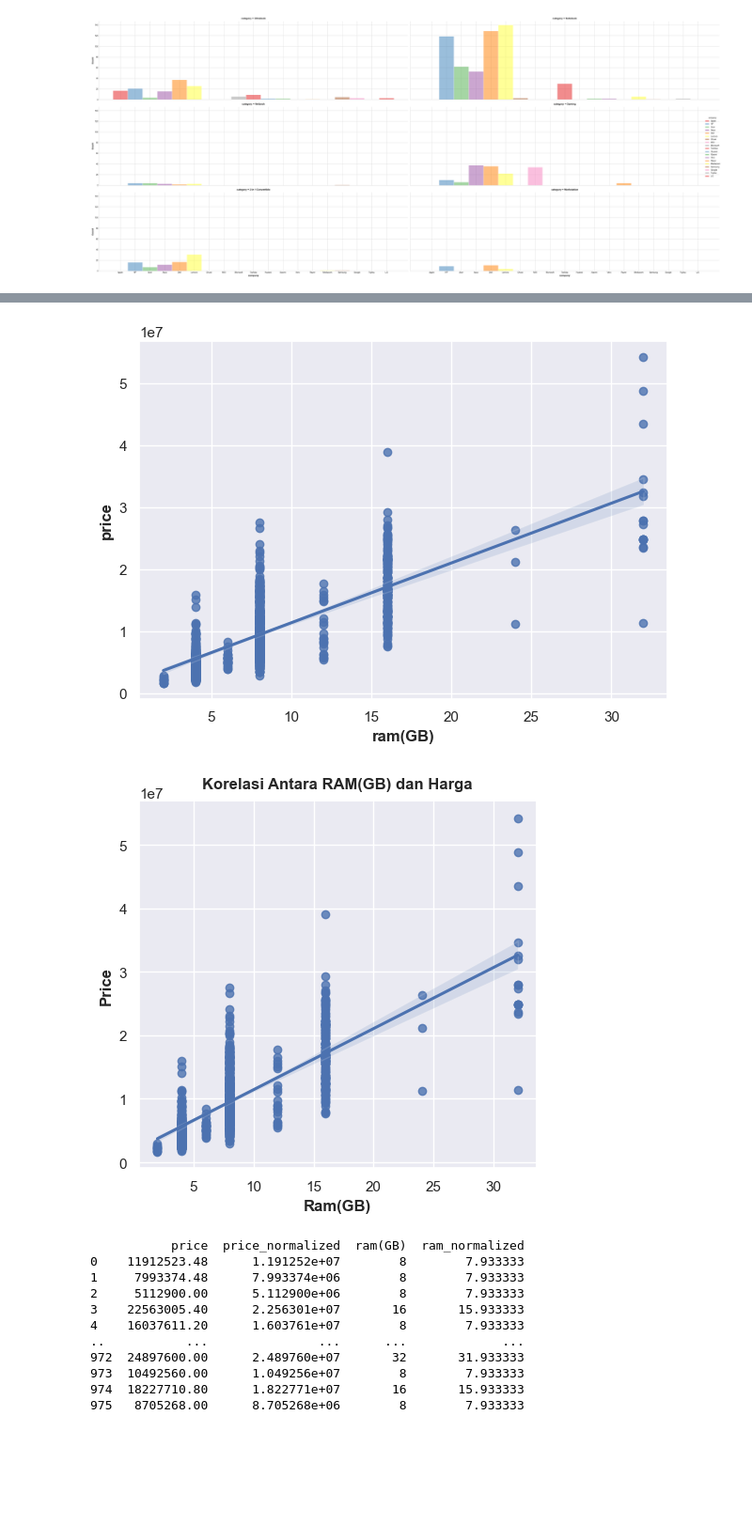
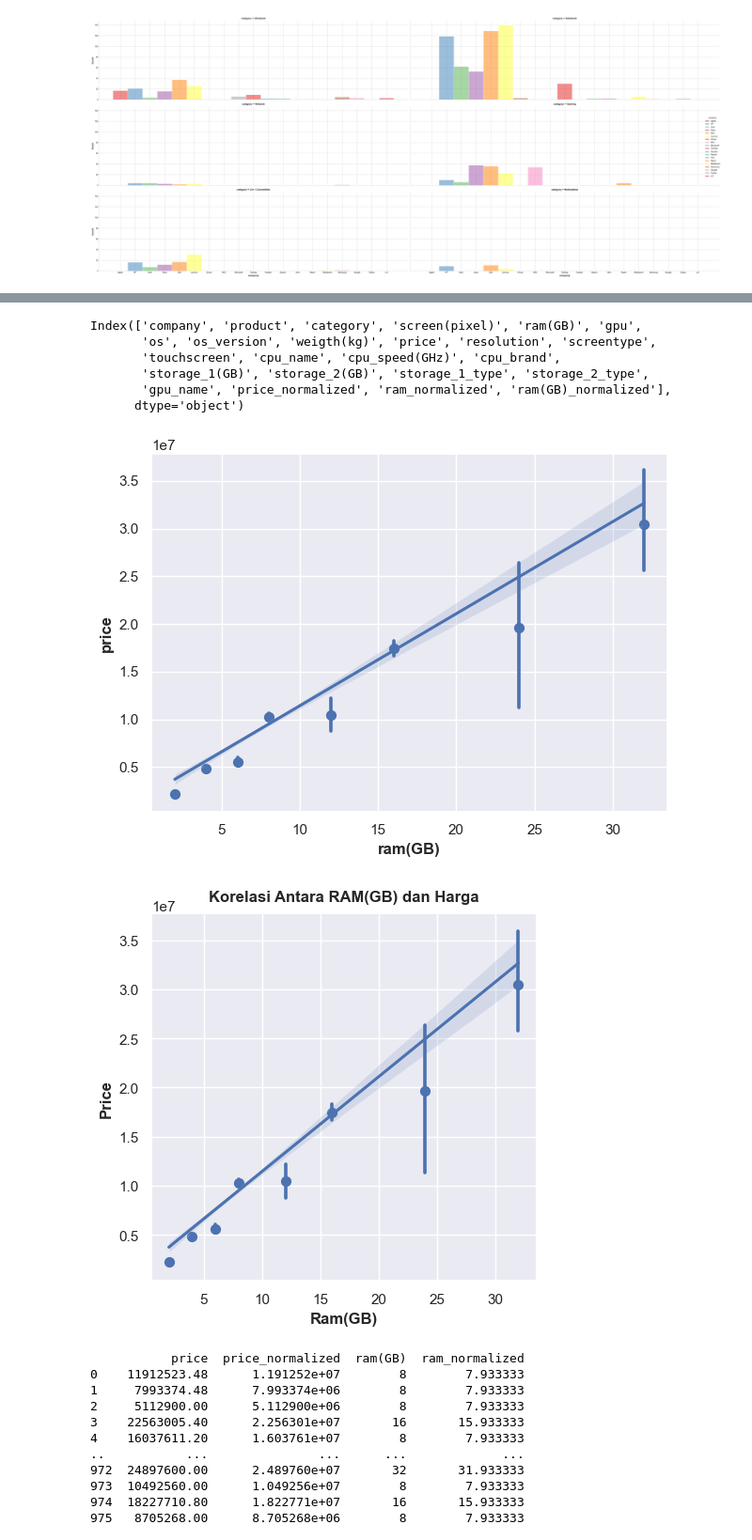
Before and after one commit to indraJuliansyahPutra/Laptop-Price, a Jupyter notebook: visualisasi.ipynb, the cells around one changed output, grey strips where cells are left out. Shown at 94% size. Saved outputs shown, nothing was run; the diff lists cells and outputs as text; code cells hidden in the pictures; blank space fills up the shorter version.

Commit message:
Visualisasi Data Pertama

```diff
--- a/visualisasi.ipynb
+++ b/visualisasi.ipynb
@@ -223,16 +243,25 @@ plt.show()
+# %%
+laptop.columns
+# %% [output]
+Index(['company', 'product', 'category', 'screen(pixel)', 'ram(GB)', 'gpu',
+       'os', 'os_version', 'weigth(kg)', 'price', 'resolution', 'screentype',
+       'touchscreen', 'cpu_name', 'cpu_speed(GHz)', 'cpu_brand',
+       'storage_1(GB)', 'storage_2(GB)', 'storage_1_type', 'storage_2_type',
+       'gpu_name', 'price_normalized', 'ram_normalized', 'ram(GB)_normalized'],
+      dtype='object')
 # %%
 sns.set(style='darkgrid')
 
-sns.regplot(data=laptop, x = 'ram(GB)', y = 'price')
-sns.lmplot(data=laptop, x = 'ram(GB)', y = 'price')
+sns.regplot(data=laptop, x = 'ram(GB)', y = 'price',  x_estimator=np.mean)
+sns.lmplot(data=laptop, x = 'ram(GB)', y = 'price',  x_estimator=np.mean)
 
 plt.title("Korelasi Antara RAM(GB) dan Harga")
 plt.xlabel('Ram(GB)')
 plt.ylabel('Price')
 plt.show()
 # %% [output]
-[figure, old version]
+[figure, new version]
-[figure, old version]
+[figure, new version]
 # %%
 price_min = laptop['price'].min()
 price_max = laptop['price'].max()
```
Also changed, not shown: parts of 6 cells of this notebook.
